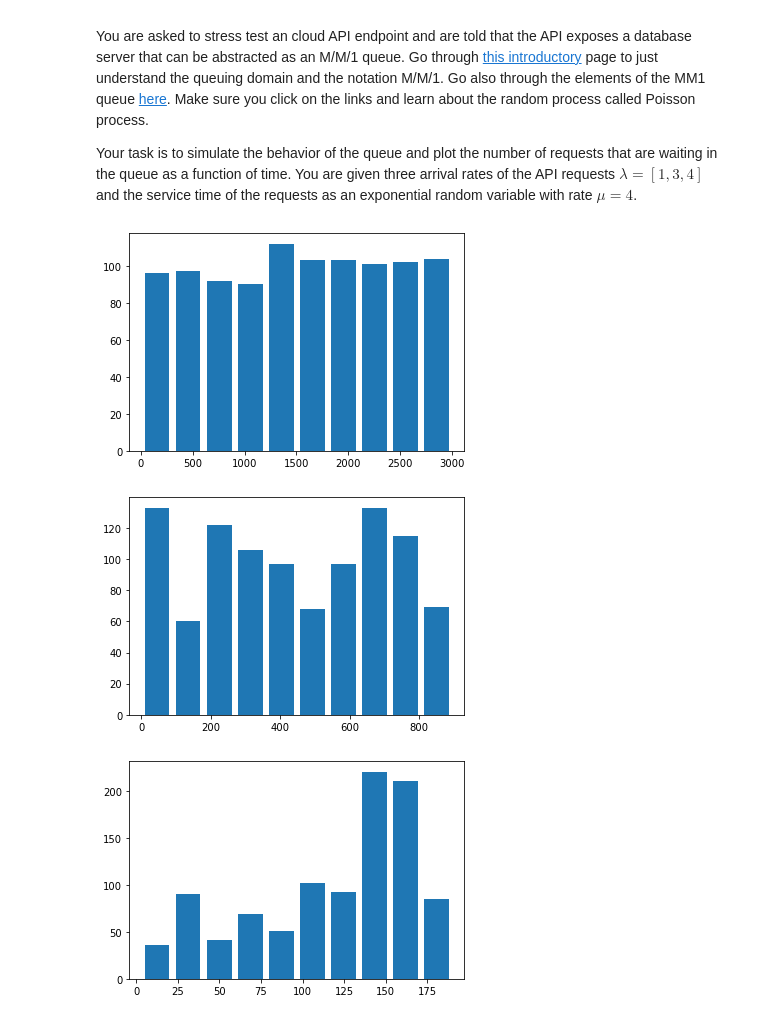
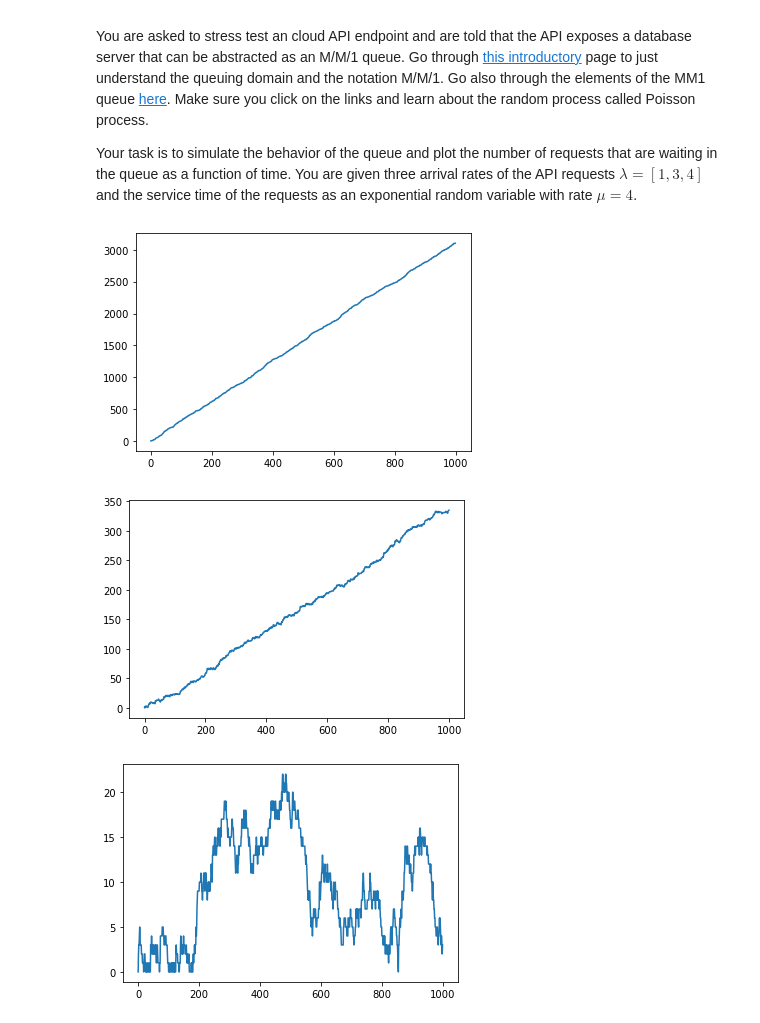
Before and after one commit to metaknightccc/cs-uy-4613-assignments, a Jupyter notebook: hw1.ipynb, the cells around one changed output. Cells and saved outputs as stored; diff of their text form; code cells hidden in the pictures.

```diff
--- a/hw1.ipynb
+++ b/hw1.ipynb
@@ -109,42 +102,42 @@ Your task is to simulate the behavior of the queue and plot the number of reques
 # %%
 # Type the Python code here and ensure you save the notebook with the results of the code execution.
 def MM1(la, mu):
     # to customer: lambda
     # to server: mu
     queue=[]
-    wait_result=[]
+    result=[]
     nextArrival=np.random.poisson(la)
     nextService=nextArrival+np.random.poisson(mu)
     for i in range(1000):
         while nextArrival<nextService:
             queue.append(nextArrival)
             nextArrival+=np.random.poisson(la)
         if len(queue)!=0:
             a=queue.pop(0)
         else:
             a=0
-        wait_result.append(nextService-a)
 
         if len(queue)!=0:
             nextService=nextService+np.random.poisson(mu)
         else:
             nextService=nextArrival+np.random.poisson(mu)
-    return wait_result
+        result.append(len(queue))
+    return result
 
 wait1=MM1(1,4)
 wait2=MM1(3,4)
 wait3=MM1(4,4)
-plt.hist(wait1,rwidth=0.8)
+plt.plot(wait1)
 plt.show()
 # %% [output]
-[figure, old version]
+[figure, new version]
 # %%
-plt.hist(wait2,rwidth=0.8)
+plt.plot(wait2)
 plt.show()
 # %% [output]
-[figure, old version]
+[figure, new version]
 # %%
-plt.hist(wait3,rwidth=0.8)
+plt.plot(wait3)
 plt.show()
 # %% [output]
-[figure, old version]
+[figure, new version]
```
Also changed, not shown: parts of 1 cell of this notebook.
